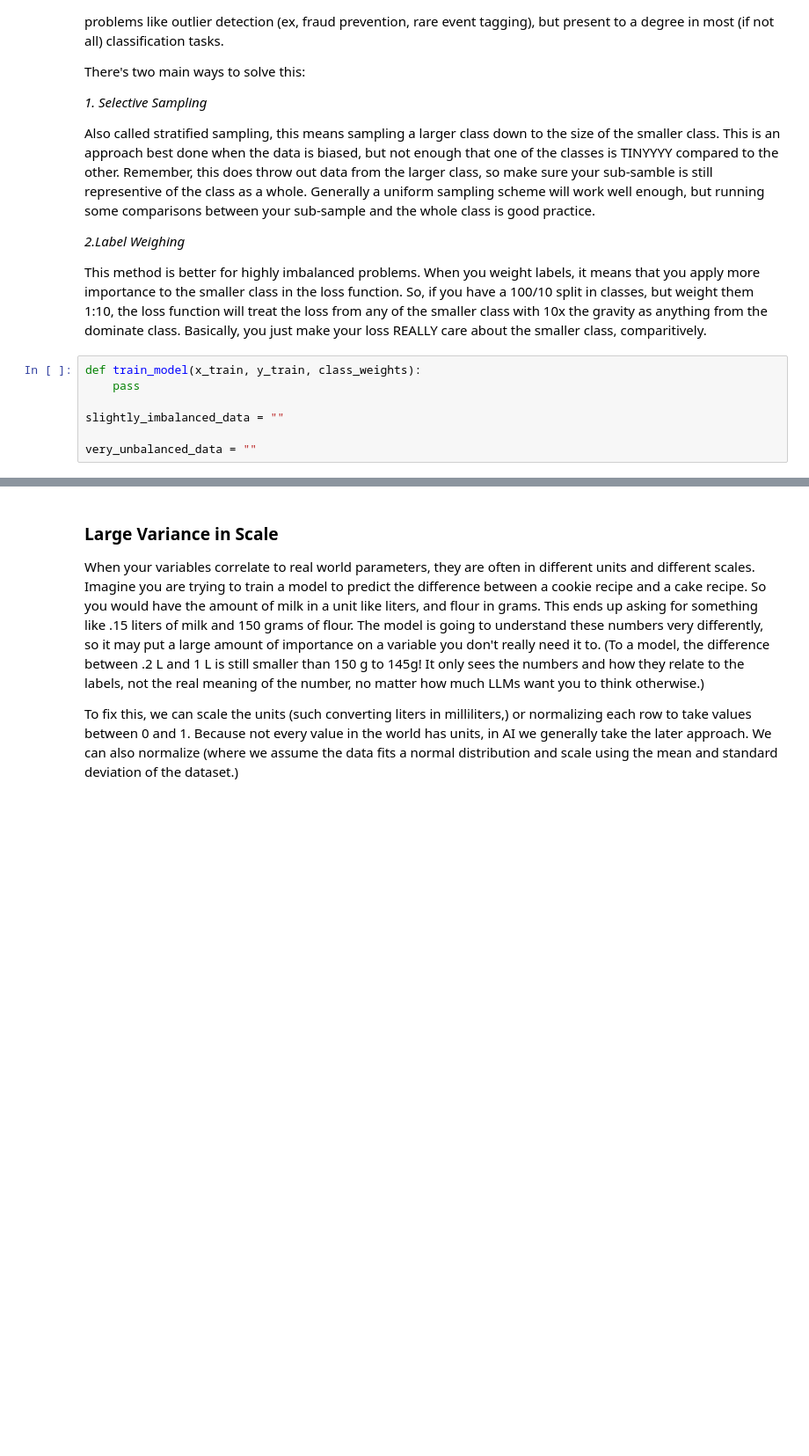
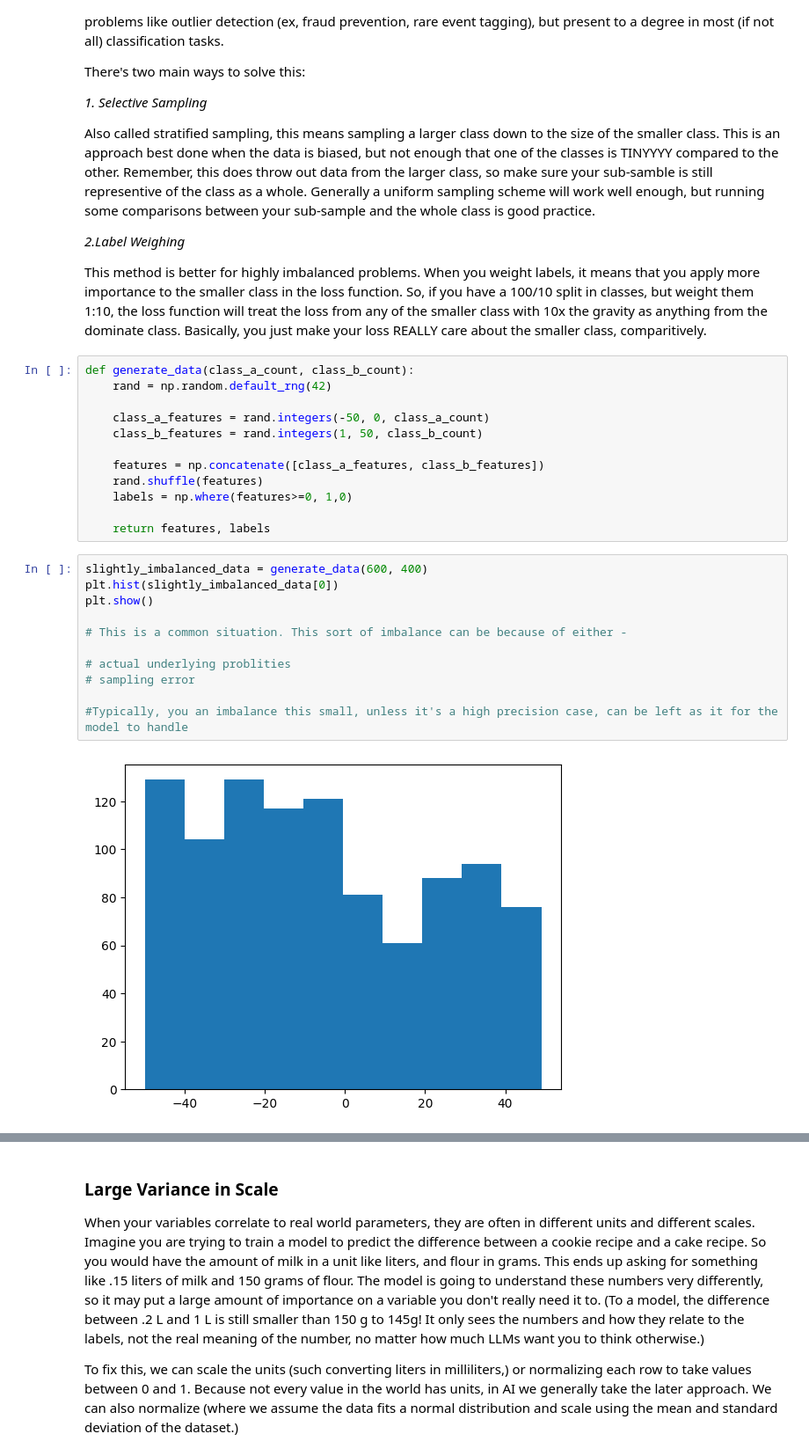
Before and after one commit to BNL-Fermilab-RENEW/tutorials_2023, a Jupyter notebook: 07_Challenge/common_pitfalls.ipynb, the cells around one changed output, grey strips where cells are left out. Shown at 88% size. Drawn from its saved outputs; the diff is of its cells as text; blank space fills up the shorter version.

```diff
--- a/07_Challenge/common_pitfalls.ipynb
+++ b/07_Challenge/common_pitfalls.ipynb
@@ -156,10 +153,28 @@ This method is better for highly imbalanced problems.
 When you weight labels, it means that you apply more importance to the smaller class in the loss function.
 So, if you have a 100/10 split in classes, but weight them 1:10, the loss function will treat the loss from any of the smaller class with 10x the gravity as anything from the dominate class.
 Basically, you just make your loss REALLY care about the smaller class, comparitively.
-# %%
-def train_model(x_train, y_train, class_weights):
-    pass
-
-slightly_imbalanced_data = ""
-
-very_unbalanced_data = ""
+# %%
+def generate_data(class_a_count, class_b_count):
+    rand = np.random.default_rng(42)
+
+    class_a_features = rand.integers(-50, 0, class_a_count)
+    class_b_features = rand.integers(1, 50, class_b_count)
+
+    features = np.concatenate([class_a_features, class_b_features])
+    rand.shuffle(features)
+    labels = np.where(features>=0, 1,0)
+
+    return features, labels
+# %%
+slightly_imbalanced_data = generate_data(600, 400)
+plt.hist(slightly_imbalanced_data[0])
+plt.show()
+
+# This is a common situation. This sort of imbalance can be because of either -
+
+# actual underlying problities
+# sampling error
+
+#Typically, you an imbalance this small, unless it's a high precision case, can be left as it for the model to handle
+# %% [output]
+[figure, added]
```
Also changed, not shown: parts of 22 cells of this notebook, 1 other file.
